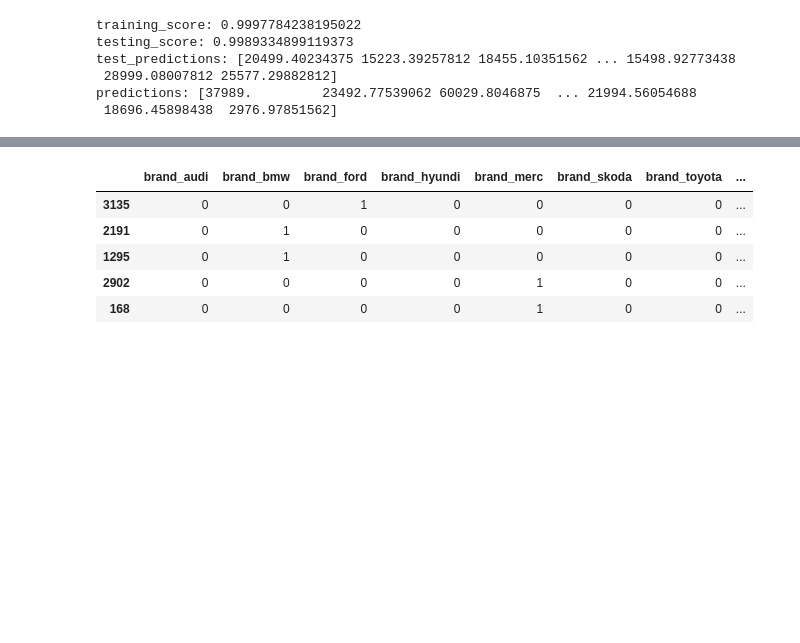
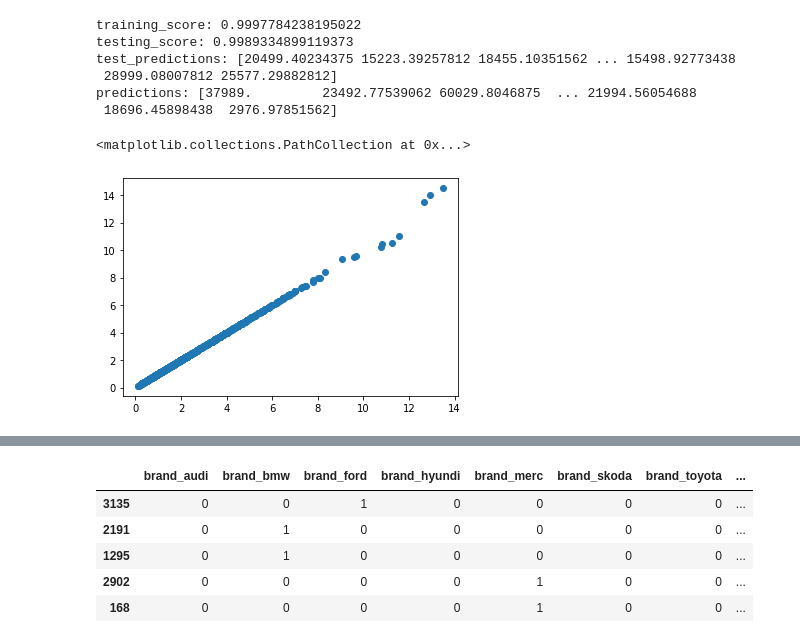
Before and after one commit to WimSuenensHogent/DistributedDatabases, a Jupyter notebook: competitions/regression/used-car-price.ipynb, the cells around one changed output, grey strips where cells are left out. Drawn from its saved outputs; the diff is of its cells as text; code cells hidden in the pictures; blank space fills up the shorter version.

```diff
--- a/competitions/regression/used-car-price.ipynb
+++ b/competitions/regression/used-car-price.ipynb
@@ -157,3 +189,8 @@ test_predictions: [20499.40234375 15223.39257812 18455.10351562 ... 15498.927734
  28999.08007812 25577.29882812]
 predictions: [37989.         23492.77539062 60029.8046875  ... 21994.56054688
  18696.45898438  2976.97851562]
+# %%
+plt.scatter((test_predictions/10000), (y_test/10000))
+# %% [output]
+<matplotlib.collections.PathCollection at 0x...>
+[figure, added]
```
Also changed, not shown: parts of 13 cells of this notebook, 7 other files.
